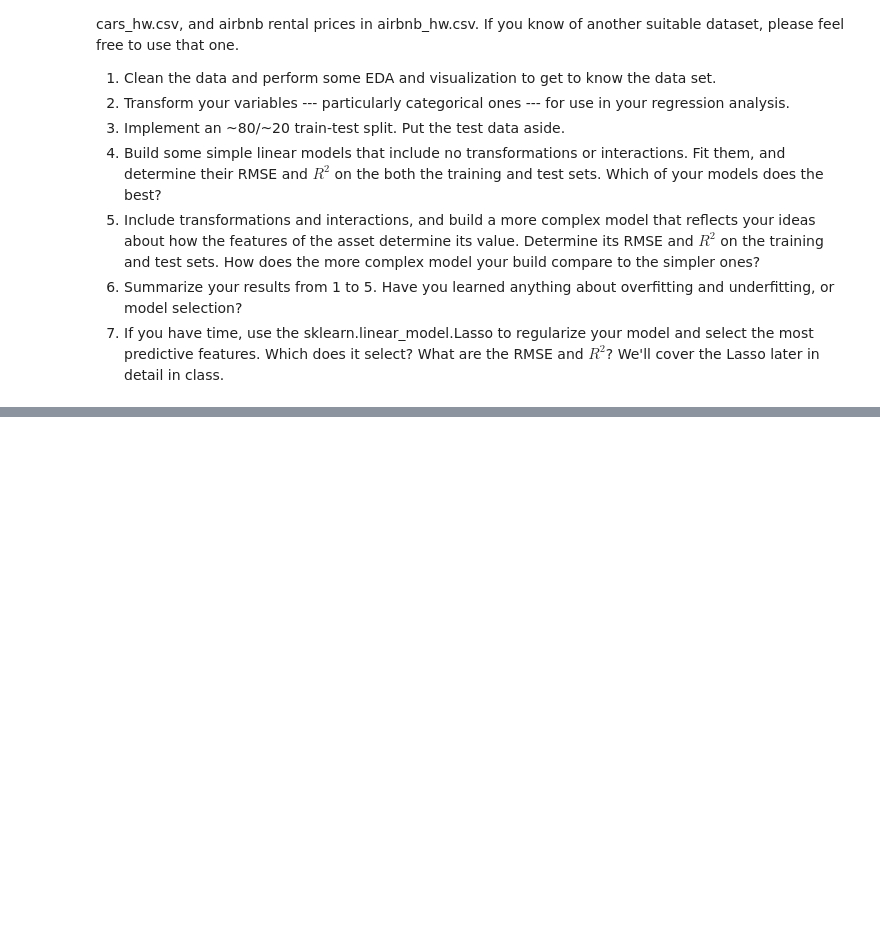
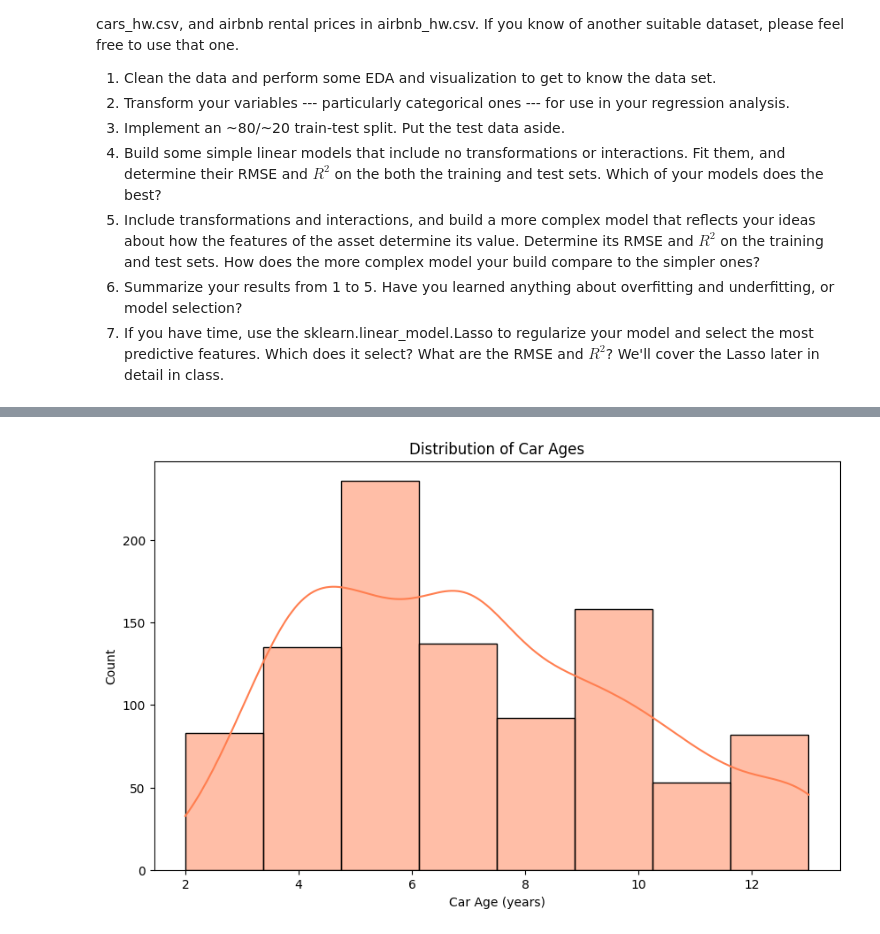
Before and after one commit to alliemkim/ds-3001, a Jupyter notebook: labs/4_hedonic_pricing.ipynb, the cells around one changed output, grey strips where cells are left out. Cells and saved outputs as stored; diff of their text form; code cells hidden in the pictures; blank space fills up the shorter version.

```diff
--- a/labs/4_hedonic_pricing.ipynb
+++ b/labs/4_hedonic_pricing.ipynb
@@ -14,0 +69,10 @@ In the lab folder, there are three options: housing prices in pierce_county_hous
+# %%
+# Distribution of car ages
+df['Car_Age'] = 2024 - df['Make_Year']
+plt.figure(figsize=(10, 6))
+sns.histplot(df['Car_Age'], kde=True, bins=8, color="coral")
+plt.title('Distribution of Car Ages')
+plt.xlabel('Car Age (years)')
+plt.show()
+# %% [output]
+[figure, added]
```
Also changed, not shown: parts of 14 cells of this notebook.
